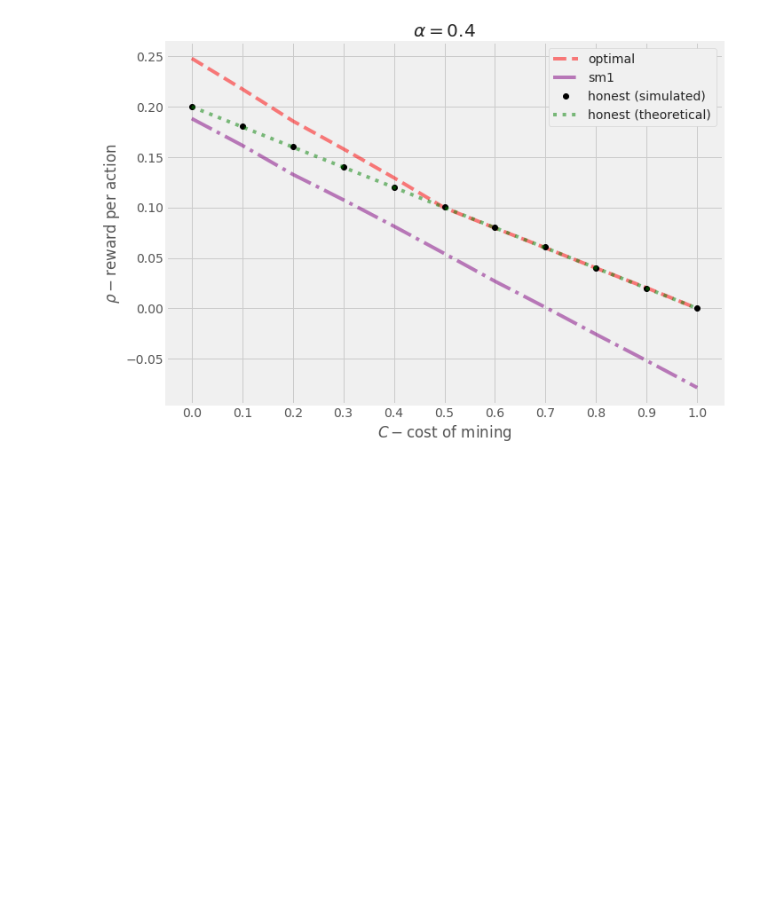
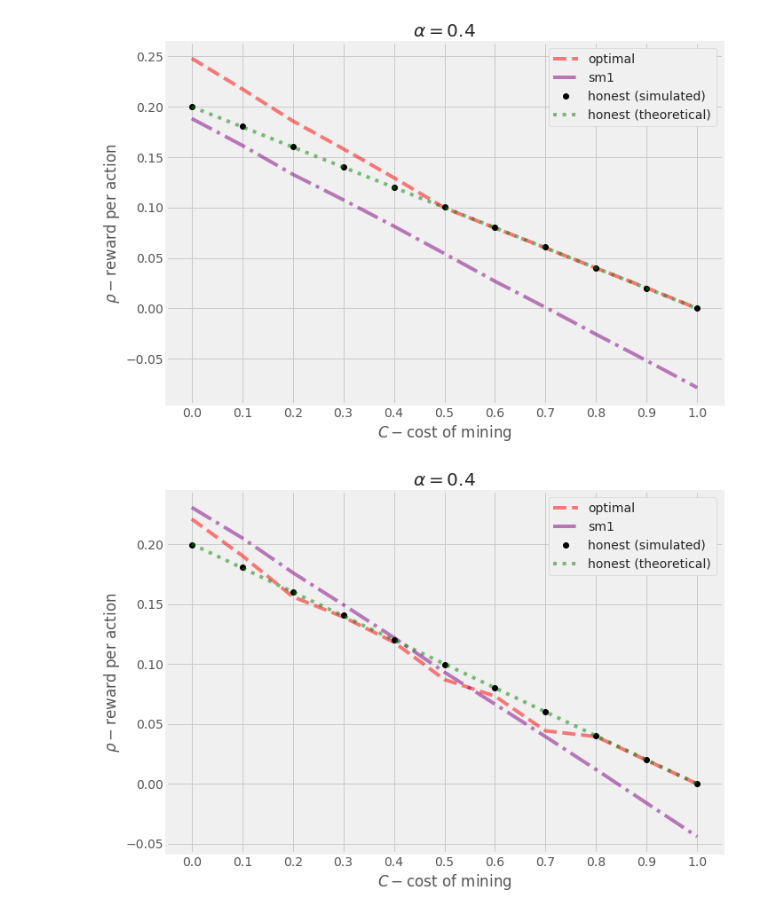
Before and after one commit to michaelneuder/parkes_lab_fa19, a Jupyter notebook: proof_of_work/multiagent/turn_based/v6/results.ipynb, the cells around one changed output. Drawn from its saved outputs; the diff is of its cells as text; code cells hidden in the pictures; blank space fills up the shorter version.

```diff
--- a/proof_of_work/multiagent/turn_based/v6/results.ipynb
+++ b/proof_of_work/multiagent/turn_based/v6/results.ipynb
@@ -34,3 +34,28 @@ plt.show()
 # %%
 x = np.arange(0, 1, 0.001)
 # ax.plot(x, (ell*(alpha - x)/2)/ell, 'g--', alpha=0.5, label='honest')
+# %%
+x_2 = np.arange(0, 1.1, 0.1)
+honest_new = [0.199354, 0.180698, 0.159946, 0.140660, 0.120178,
+          0.099535, 0.079739, 0.060014, 0.039963, 0.020398, -0.000011]
+sm1_new = [0.230558, 0.205044, 0.176130, 0.149347, 0.121975, 0.093110,
+           0.066472, 0.039339, 0.011908, -0.016083, -0.044013]
+opt_new = [0.220834, 0.190290, 0.156051, 0.139121, 0.118128, 0.086993,
+           0.073113, 0.044188, 0.039382, 0.019600, 0.000000]
+# %%
+plt.style.use('fivethirtyeight')
+f, ax = plt.subplots(figsize=(10,7))
+ax.plot(x_1, opt_new, 'r--', alpha=0.5, label='optimal')
+ax.plot(x_1, sm1_new, 'purple', linestyle='dashdot', alpha=0.5, label='sm1')
+x = np.arange(0, 1, 0.001)
+ax.plot(x_2, honest_new, 'ko', alpha=1, label='honest (simulated)')
+ax.plot(x, alpha*(1-x)/2, 'g', linestyle='dotted', alpha=0.5, label='honest (theoretical)')
+ax.set_xticks(x_1)
+ax.set_ylabel(r'$\rho-$reward per action')
+ax.set_xlabel(r'$C-$cost of mining')
+ax.set_title(r'$\alpha=0.4$')
+plt.legend(frameon=True, framealpha=1)
+f.set_facecolor('white')
+plt.show()
+# %% [output]
+[figure, added]
```
Also changed, not shown: 4 other files.
